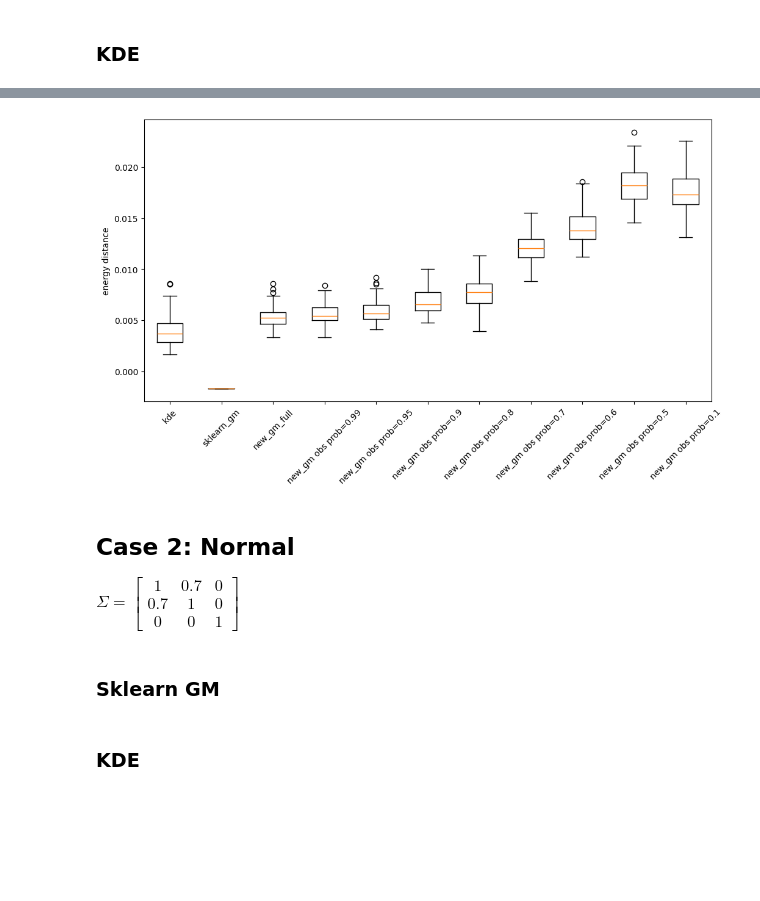
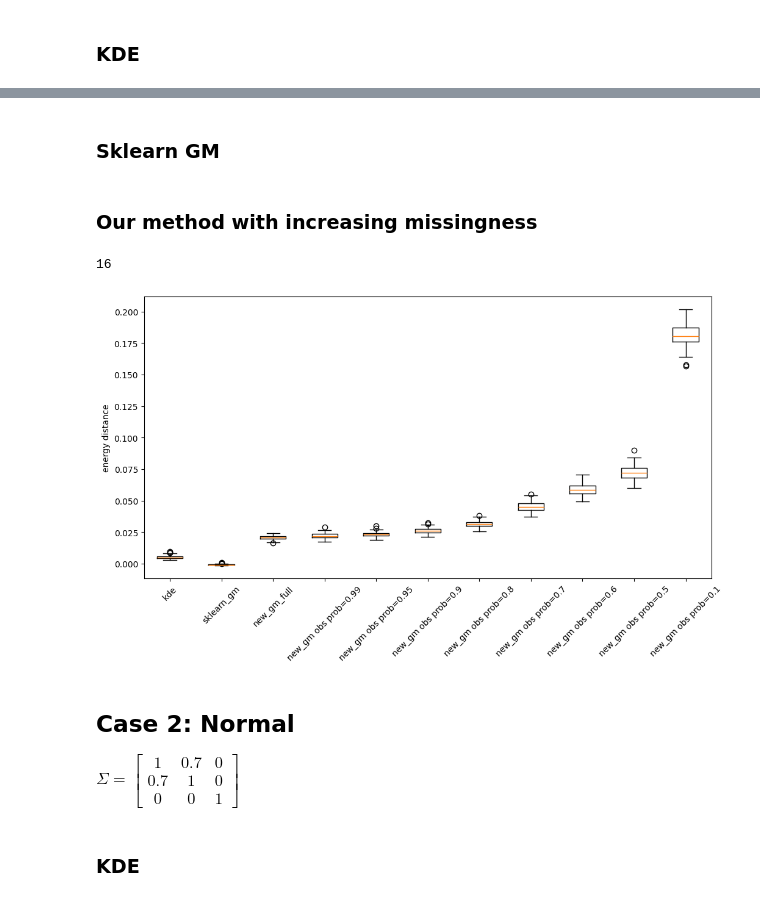
Before and after one commit to huimin-hu-stat/MAR, a Jupyter notebook: different_missingness_simulation_ExperimentsJeff.ipynb, the cells around one changed output, grey strips where cells are left out. Saved outputs shown, nothing was run; the diff lists cells and outputs as text; code cells hidden in the pictures; blank space fills up the shorter version.

```diff
--- a/different_missingness_simulation_ExperimentsJeff.ipynb
+++ b/different_missingness_simulation_ExperimentsJeff.ipynb
@@ -62,7 +71,7 @@ def mdm_dist(d, p_complete, p_all_missing=None):
 # %% [markdown]
 # Decrease the probability of fully observed
 # %%
-pc_range = [0.99, 0.9, 0.8, 0.7, 0.6, 0.5, 0.1]
+pc_range = [0.99, 0.95, 0.9, 0.8, 0.7, 0.6, 0.5, 0.1]
 # %% [markdown]
 ## Case 1: Gaussian mixture with $k=5$
 # %%
@@ -100,12 +95 @@ kde_ed = [energy_distance(X, torch.tensor(kde.resample(n_samples)).T).item() for
-# %%
-eds = []
-for p in pc_range:
-    pp = mdm_dist(d, p)
-    X0, M = ampute_mar(X, pp)
-    X_filled = torch.nan_to_num(X0, nan=0.0)
-    gmmt = TorchGaussianMixture(n_components=k, device='cpu', cov_type='uni_diag', n_init=20)
-    gmmt.fit(X_filled, M_full)
-
-    gmmt_ed = [energy_distance(X_filled, gmmt.sample(n_samples)[0]) for _ in range(100)]
-    eds.append(gmmt_ed)
 # %% [markdown]
@@ -119,13 +110,50 @@ gmmt_full_ed = [energy_distance(X, gmmt_full.sample(n_samples)[0]) for _ in rang
+# %% [markdown]
+### Sklearn GM
+# %%
+gmm_sk = GaussianMixture(
+    n_components=gmm_full.best_k,
+    covariance_type='diag',
+    #random_state=0,
+    init_params='random',
+    n_init=n_inits
+)
+gmm_sk.fit(X)
+
+gmm_sk_ed = [energy_distance(X, torch.tensor(gmm_sk.sample(n_samples)[0])) for _ in range(100)]
+# %% [markdown]
+### Our method with increasing missingness
+# %%
+eds = []
+for p in pc_range:
+    pp = mdm_dist(d, p)
+    X0, M = ampute_mar(X, pp)
+    X_filled = torch.nan_to_num(X0, nan=0.0)
+    gmm = GaussianMixtureMAR(
+        k_range=k_range,
+        criterion=crit,
+        device='cpu',
+        cov_type=ct,
+        n_init=n_inits
+    )
+    gmm.fit(X_filled, M)
+    #print('best k=', gmm.best_k)
+
+    gmm_ed = [energy_distance(X_filled, gmm.sample(n_samples)[0]) for _ in range(100)]
+    eds.append(gmm_ed)
+# %%
+gmm.best_k
+# %% [output]
+16
 # %%
 labels = ['new_gm obs prob=' + str(x) for x in pc_range]
 
 plt.figure(figsize=(12, 6))
-plt.boxplot([kde_ed, gmm_sk_ed, gmmt_full_ed, *eds])
+plt.boxplot([kde_ed, gmm_sk_ed, gmm_full_ed, *eds])
 plt.xticks(list(range(1,len(pc_range) + 4)), ['kde', 'sklearn_gm', 'new_gm_full', *labels], rotation=45)
 plt.ylabel('energy distance')
 plt.show()
 # %% [output]
-[figure, old version]
+[figure, new version]
 # %% [markdown]
 ## Case 2: Normal
 
@@ -139,5 +167,3 @@ alpha = 0.7
 dg = DataGenerator(dist, alpha)
 X, M = dg.generate(N, d)
 M_full = torch.ones_like(M)
-# %% [markdown]
-### Sklearn GM
```
Also changed, not shown: parts of 50 cells of this notebook, 1 other file.
